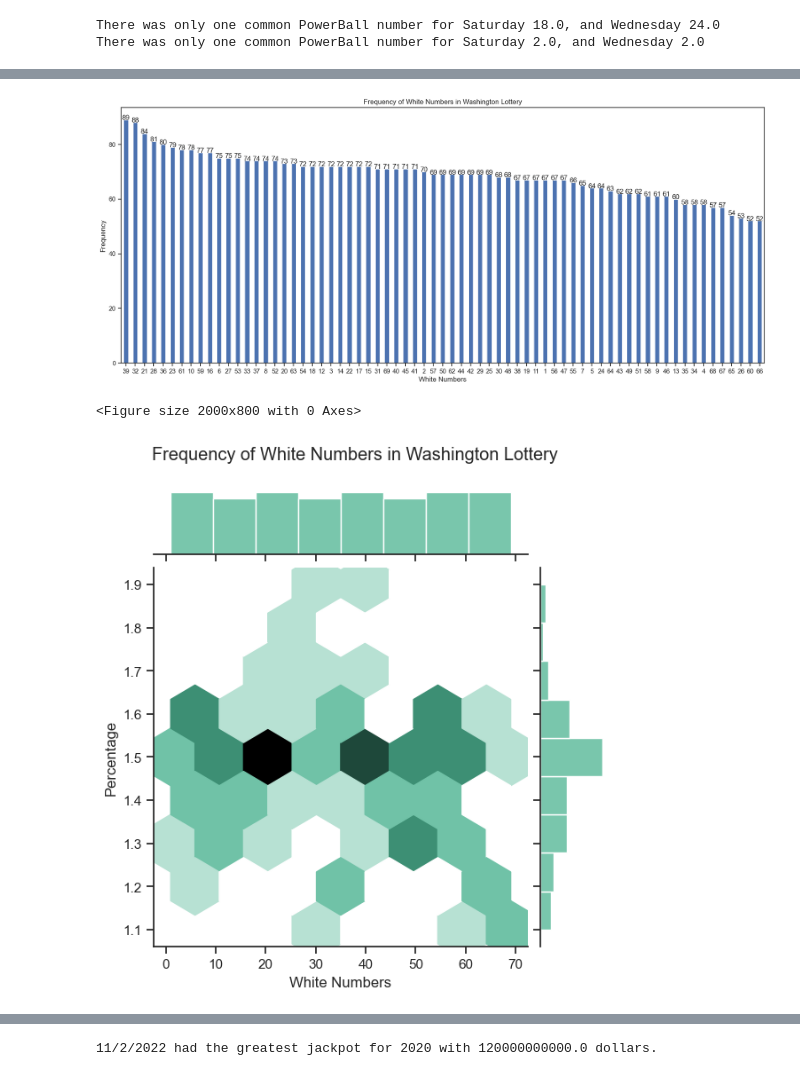
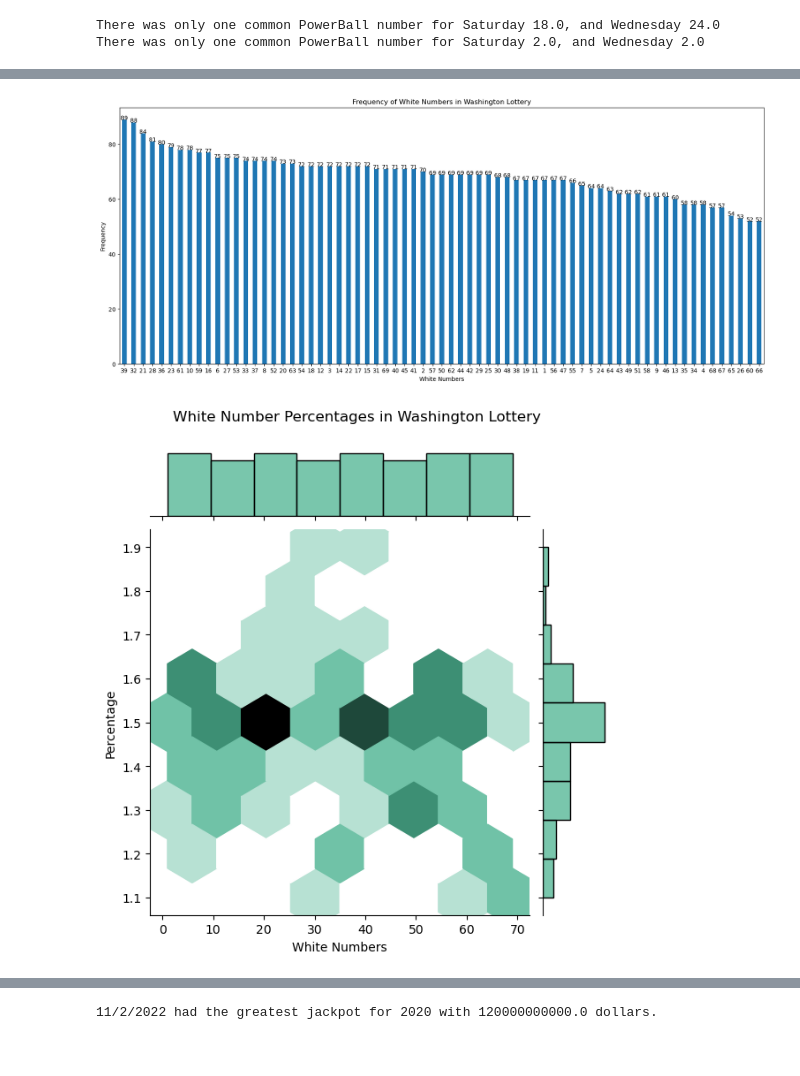
Before and after one commit to Shoggato/LottoInsight, a Jupyter notebook: Project_1.ipynb, the cells around one changed output, grey strips where cells are left out. Drawn from its saved outputs; the diff is of its cells as text; code cells hidden in the pictures.

```diff
--- a/Project_1.ipynb
+++ b/Project_1.ipynb
@@ -305,29 +319,28 @@ print(percentages)
 # %%
 # plot the frequency of whitenumbers for all the years
 
 width = 20
 height = 8
 plot1 = wa_lottery_number_frequency.plot(kind = 'bar', width=0.5)
 plt.rcParams['figure.figsize'] = [width, height]
 
 # Set the title and labels
 plt.title('Frequency of White Numbers in Washington Lottery')
 plt.xlabel('White Numbers')
 plt.ylabel('Frequency')
 
 # Add frequency values on top of each bar
 for index, value in enumerate(wa_lottery_number_frequency):
     plt.text(index, value, str(value), ha='center')
 
 # Rotate x-axis labels
 plt.xticks(rotation=0)
 
+
 # Show the plot
 plt.show()
-plt.tight_layout()
 # %% [output]
-[figure, old version]
+[figure, new version]
-<Figure size 2000x800 with 0 Axes>
 # %%
 # https://seaborn.pydata.org/examples/hexbin_marginals.html
 
@@ -338,18 +351,18 @@ data = pd.DataFrame(percentages.items(), columns=['White Numbers', 'Percentage']
 data['White Numbers'] = pd.to_numeric(data['White Numbers'])
 
 # Create a bar plot of the percentages dictionary
-sns.set_theme(style="ticks")
-g = sns.jointplot(data=data, x = 'White Numbers', y = 'Percentage', kind = 'hex', color="#4CB391")
-
-# Set the title and labels
-g.fig.suptitle('Frequency of White Numbers in Washington Lottery', y=1.05)
-plt.xlabel('White Numbers')
-plt.ylabel('Percentage')
+# sns.set_theme(style="ticks")
+ax = sns.jointplot(data=data, x = 'White Numbers',
+              y = 'Percentage',
+              kind = 'hex',
+              color="#4CB391")
+ax.set_axis_labels('White Numbers', 'Percentage')
+ax.fig.suptitle('White Number Percentages in Washington Lottery', y = 1.05)
 
 # Show the plot
 plt.show()
 # %% [output]
-[figure, old version]
+[figure, new version]
 # %%
 # make a copy of the original DataFrame to manipulate
 month_lottery_df = wa_lottery_df.copy()
```
Also changed, not shown: parts of 18 cells of this notebook, 21 other files.
